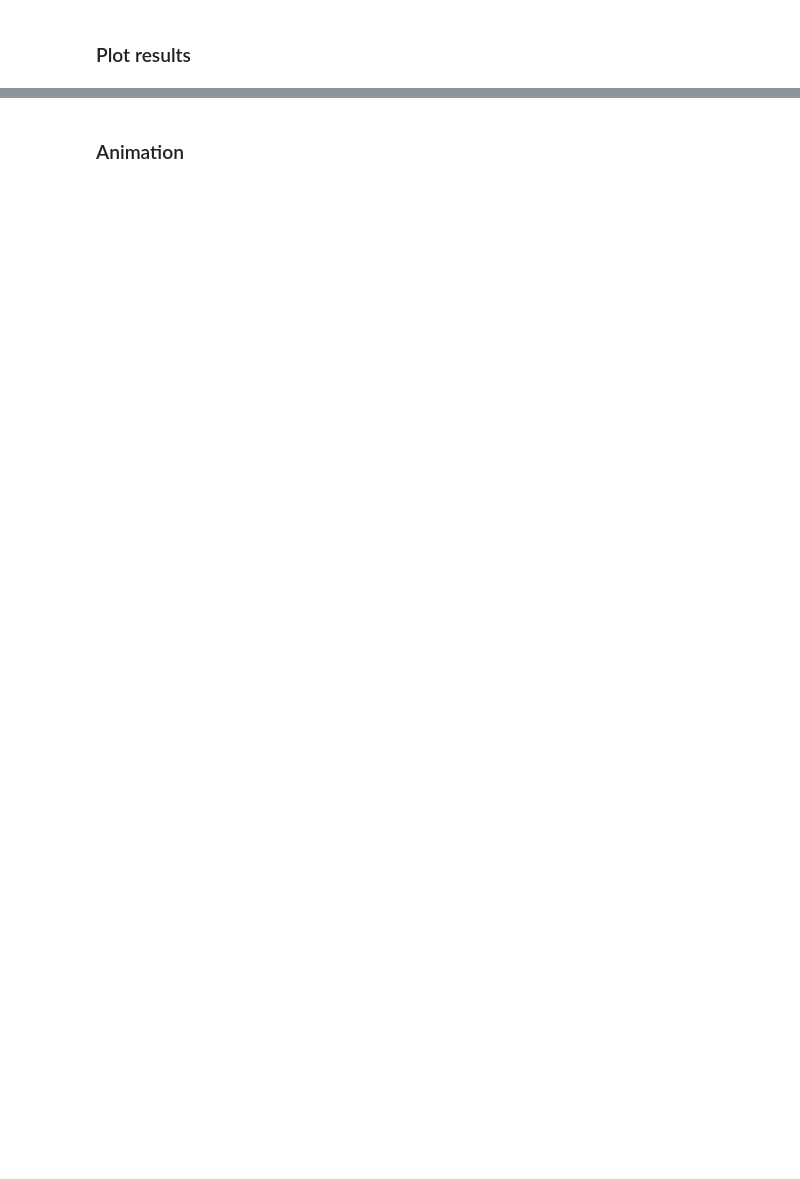
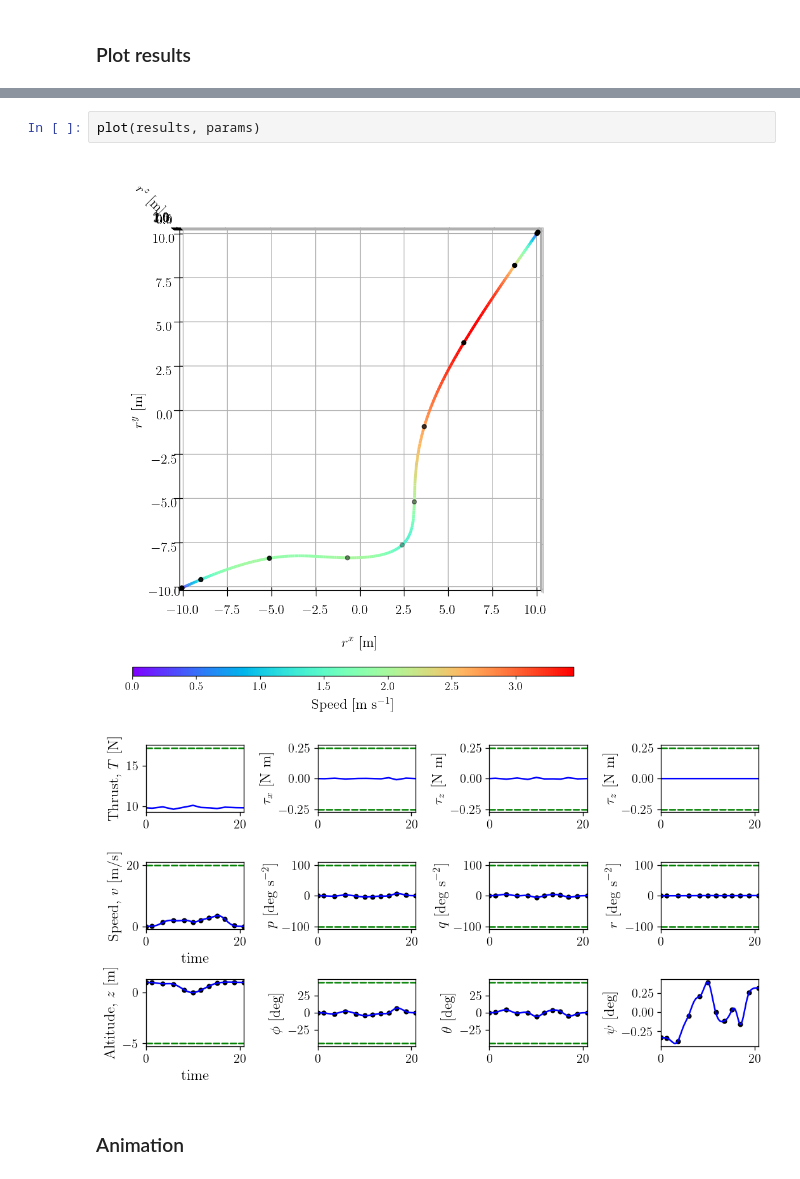
Before and after one commit to sametuzun781/Fast_TrajOpt_CT-STL, a Jupyter notebook: SCP_TrajGen.ipynb, the cells around one changed output, grey strips where cells are left out. Cells and saved outputs as stored; diff of their text form; blank space fills up the shorter version.

```diff
--- a/SCP_TrajGen.ipynb
+++ b/SCP_TrajGen.ipynb
@@ -2162,3 +259,8 @@ qf_plot(qf_results, qf_params)
+# %%
+plot(results, params)
+# %% [output]
+[figure, added]
+[figure, added]
 # %% [markdown]
 ### Animation
 # %%
```
Also changed, not shown: parts of 75 cells of this notebook, 15 other files.
